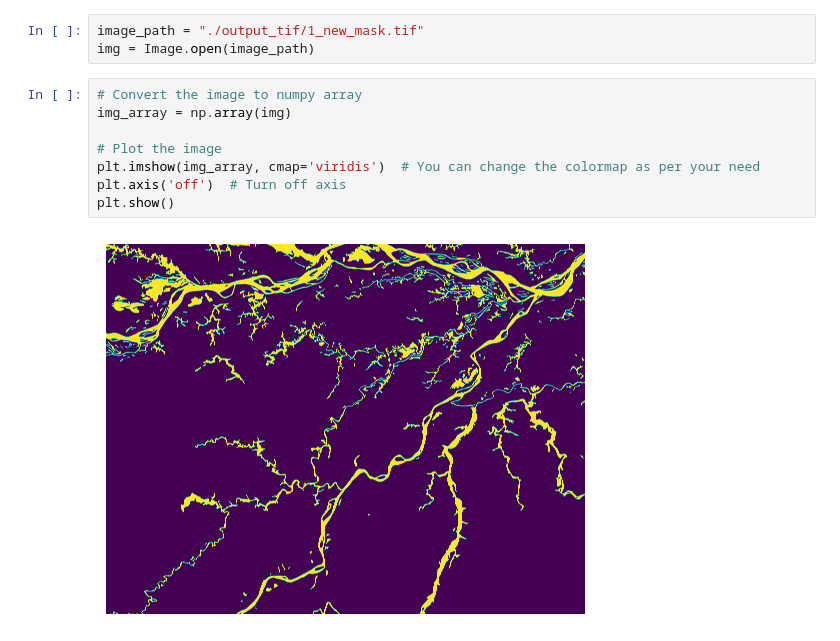
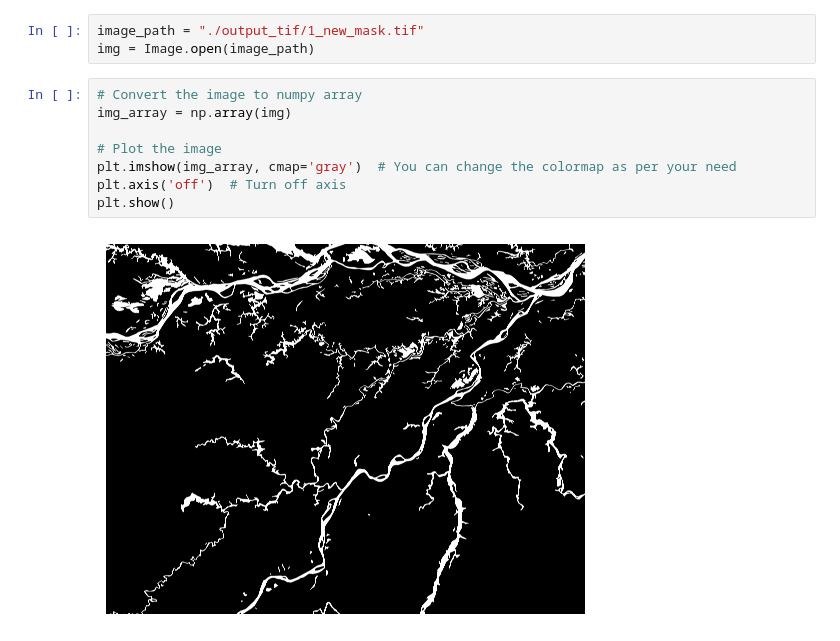
Before and after one commit to SSS-192858/River_Extraction_PE, a Jupyter notebook: visualise_tifs.ipynb, the cells around one changed output. Cells and saved outputs as stored; diff of their text form.

```diff
--- a/visualise_tifs.ipynb
+++ b/visualise_tifs.ipynb
@@ -10,10 +10,10 @@ img = Image.open(image_path)
 # %%
 # Convert the image to numpy array
 img_array = np.array(img)
 
 # Plot the image
-plt.imshow(img_array, cmap='viridis')  # You can change the colormap as per your need
+plt.imshow(img_array, cmap='gray')  # You can change the colormap as per your need
 plt.axis('off')  # Turn off axis
 plt.show()
 # %% [output]
-[figure, old version]
+[figure, new version]
```
Also changed, not shown: 4 other files.
